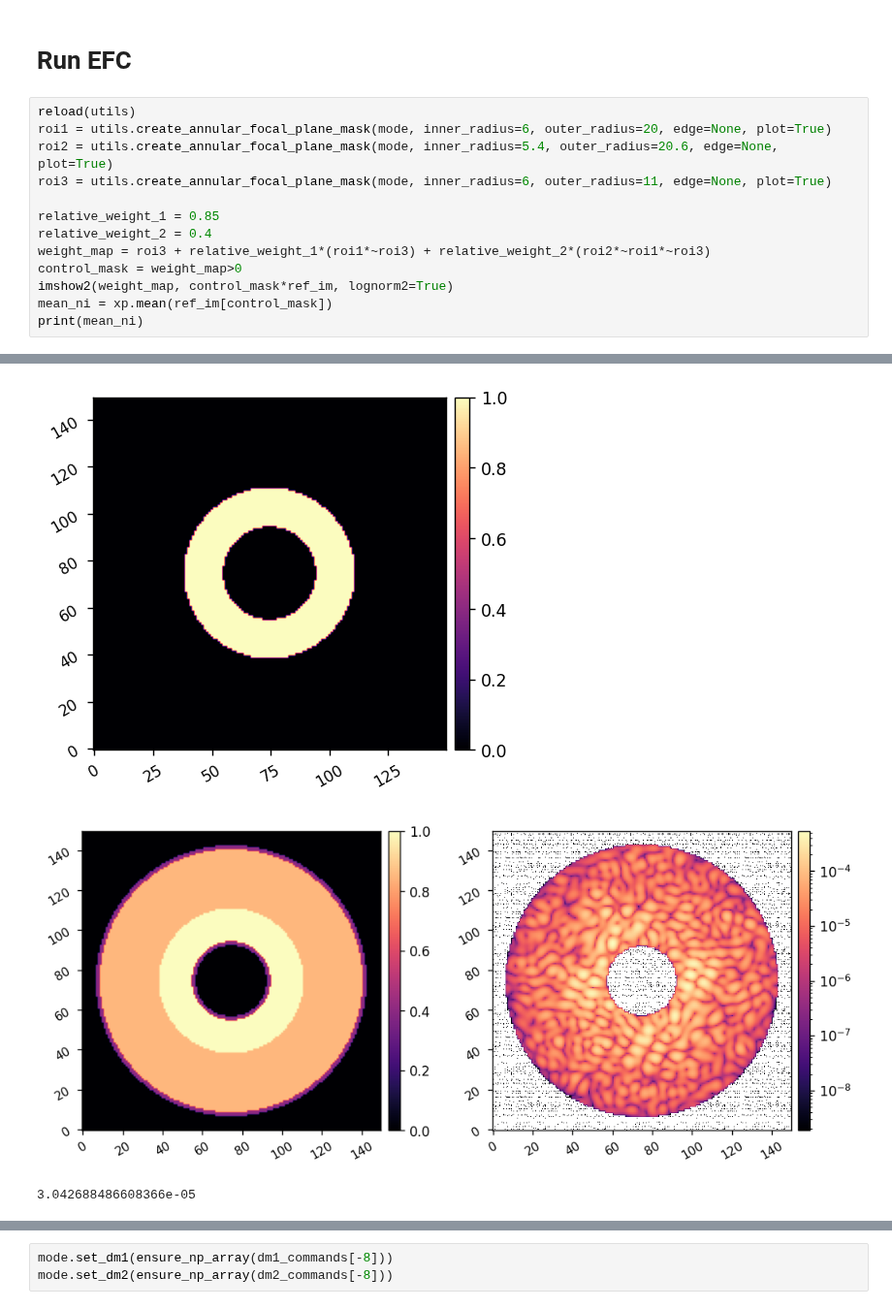
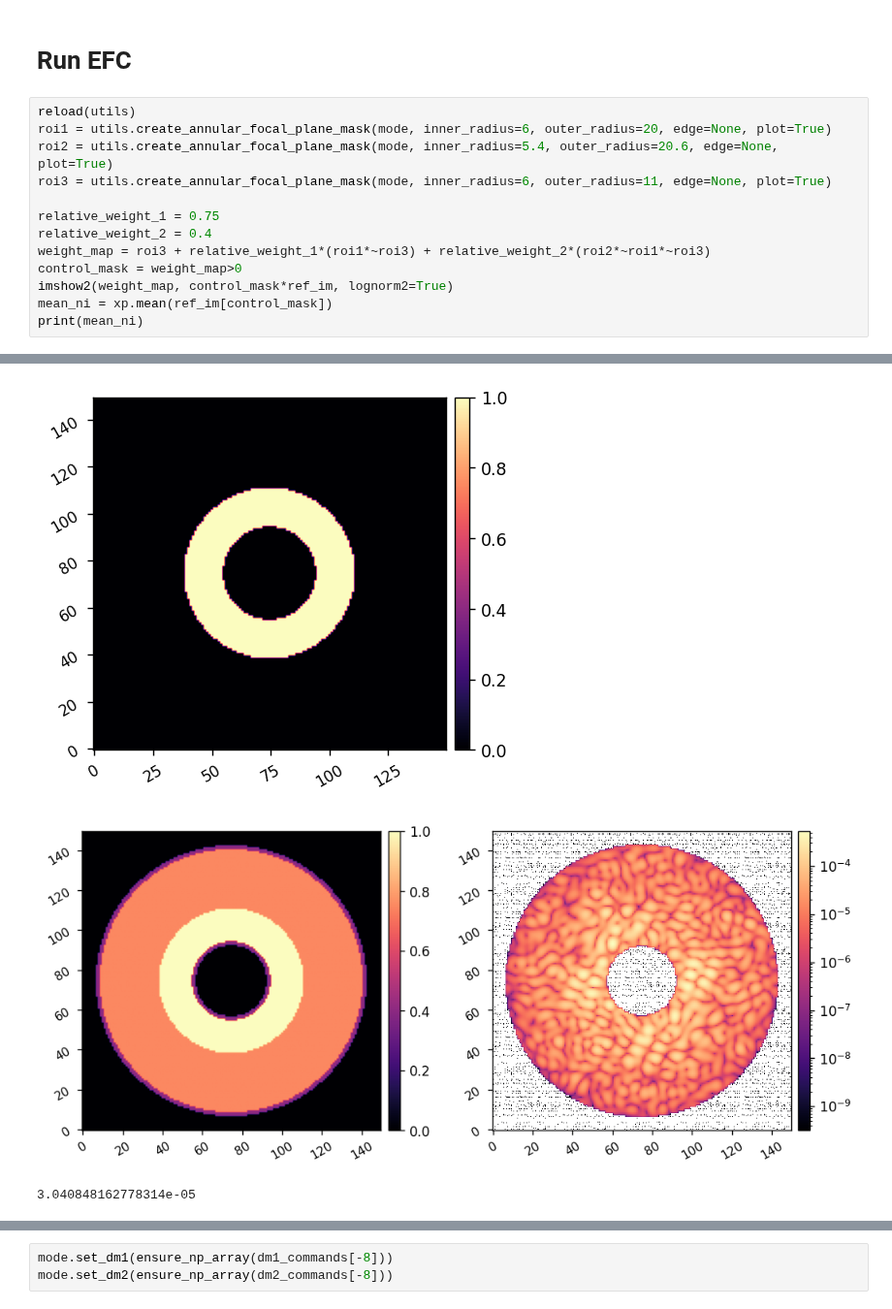
Before and after one commit to kian1377/roman-cgi-iefc, a Jupyter notebook: efc_2dm_spc_wide_825_poke_modes.ipynb, the cells around one changed output, grey strips where cells are left out. Shown at 97% size. Drawn from its saved outputs; the diff is of its cells as text.

```diff
--- a/efc_2dm_spc_wide_825_poke_modes.ipynb
+++ b/efc_2dm_spc_wide_825_poke_modes.ipynb
@@ -144,19 +151,19 @@ imshow2(dm1_response, dm2_response,
 # %%
 reload(utils)
 roi1 = utils.create_annular_focal_plane_mask(mode, inner_radius=6, outer_radius=20, edge=None, plot=True)
 roi2 = utils.create_annular_focal_plane_mask(mode, inner_radius=5.4, outer_radius=20.6, edge=None, plot=True)
 roi3 = utils.create_annular_focal_plane_mask(mode, inner_radius=6, outer_radius=11, edge=None, plot=True)
 
-relative_weight_1 = 0.85
+relative_weight_1 = 0.75
 relative_weight_2 = 0.4
 weight_map = roi3 + relative_weight_1*(roi1*~roi3) + relative_weight_2*(roi2*~roi1*~roi3)
 control_mask = weight_map>0
 imshow2(weight_map, control_mask*ref_im, lognorm2=True)
 mean_ni = xp.mean(ref_im[control_mask])
 print(mean_ni)
 # %% [output]
 [figure]
 [figure]
 [figure]
-[figure, old version]
+[figure, new version]
-3.042688486608366e-05
+3.040848162778314e-05
```
Also changed, not shown: parts of 15 cells of this notebook, 11 other files.
